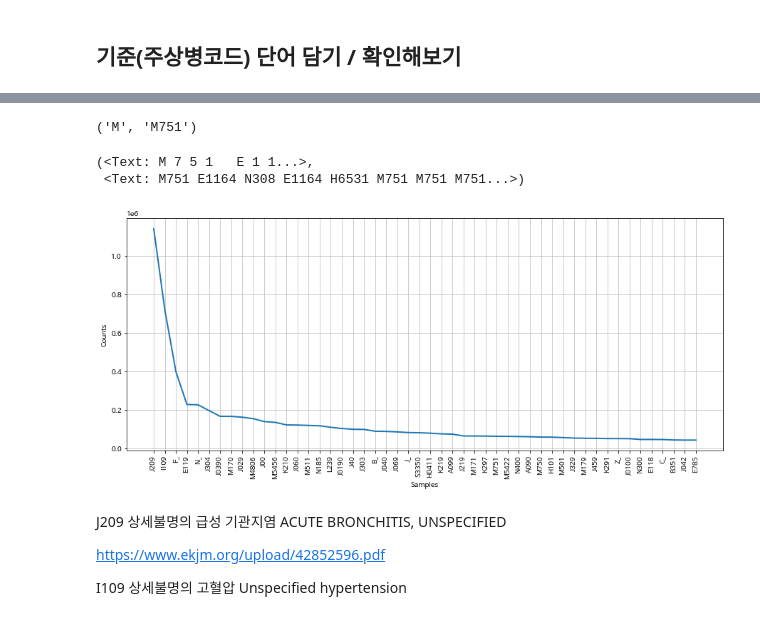
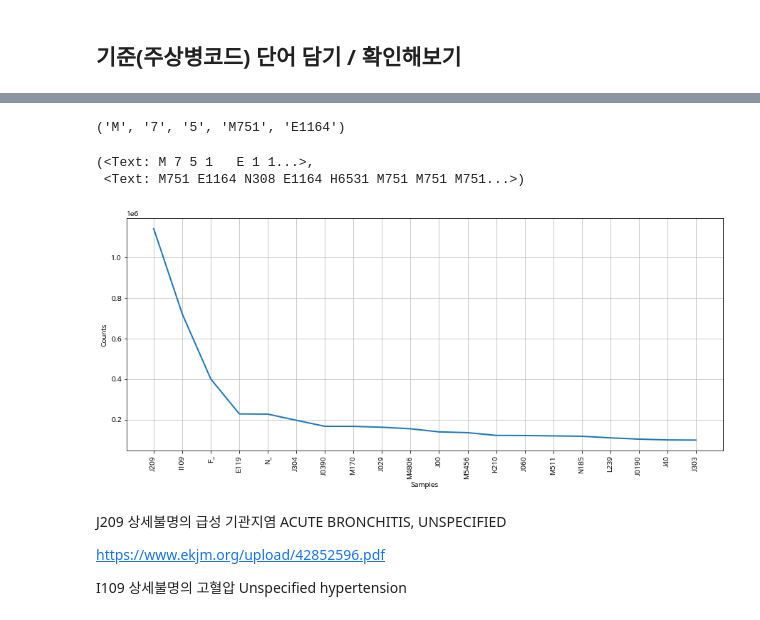
Before and after one commit to shinjaehoeh/MC_PJT, a Jupyter notebook: 2.PJT_team4/PJT02_워드클라우드.ipynb, the cells around one changed output, grey strips where cells are left out. Cells and saved outputs as stored; diff of their text form; code cells hidden in the pictures.

```diff
--- a/2.PJT_team4/PJT02_워드클라우드.ipynb
+++ b/2.PJT_team4/PJT02_워드클라우드.ipynb
@@ -76,6 +104,7 @@ nltk.download('stopwords')
 # %%
+# str과 list의 차이
 tokens_list = nltk.word_tokenize(disease_str)
-disease_str[0], tokens_list[0]
+disease_str[0], disease_str[1], disease_str[2], tokens_list[0], tokens_list[1]
 # %% [output]
-('M', 'M751')
+('M', '7', '5', 'M751', 'E1164')
 # %%
@@ -86,11 +116,12 @@ a, b
 (<Text: M 7 5 1   E 1 1...>,
  <Text: M751 E1164 N308 E1164 H6531 M751 M751 M751...>)
 # %%
-plt.figure(figsize=(15,6))
-b.plot(50)
+box = plt.figure(figsize=(15,6))
+b.plot(20)
+box.savefig('질병빈도_전연령.png')
 plt.show()
 # %% [output]
-[figure, old version]
+[figure, new version]
 # %% [markdown]
 J209	상세불명의 급성 기관지염	ACUTE BRONCHITIS, UNSPECIFIED
 
```
Also changed, not shown: parts of 11 cells of this notebook, 5 other files.
